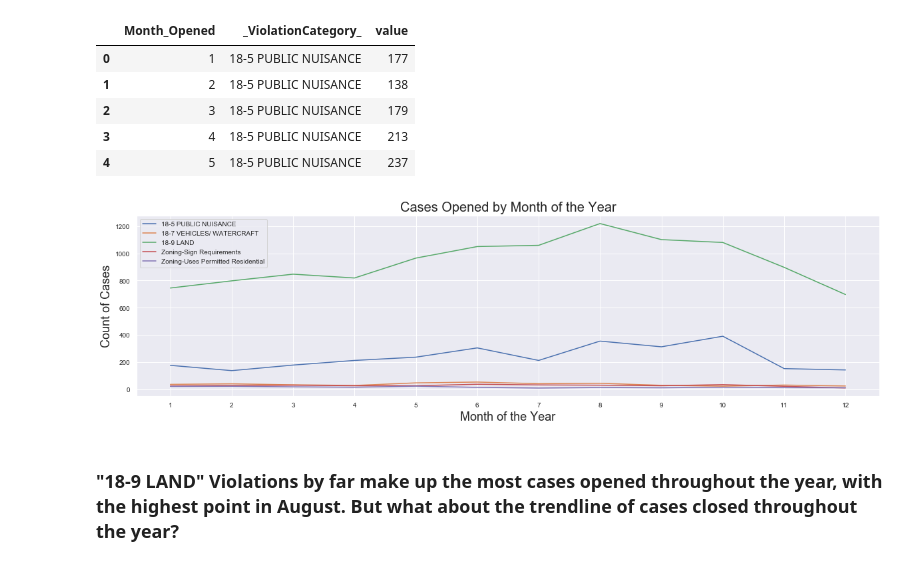
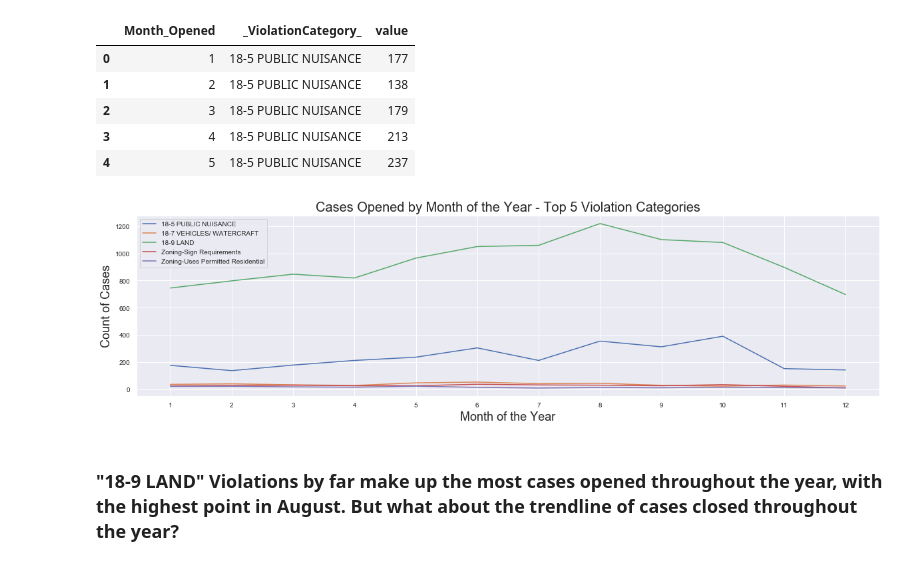
Before and after one commit to mrkjhsn/Planning-and-Development-Code-Violations-Scottsdale, a Jupyter notebook: Code_Violations_Annual_Trends.ipynb, the cells around one changed output. Cells and saved outputs as stored; diff of their text form; code cells hidden in the pictures.

```diff
--- a/Code_Violations_Annual_Trends.ipynb
+++ b/Code_Violations_Annual_Trends.ipynb
@@ -172,19 +173,20 @@ top_5_month_opened.head()
 # %%
 sns.set(rc={'figure.figsize':(20,5)})
 ax = sns.lineplot(x=top_5_month_opened.iloc[:,0], \
              y=top_5_month_opened.iloc[:,2], \
              hue=top_5_month_opened.iloc[:,1], \
              data=top_5_month_opened)
 
-plt.title("Cases Opened by Month of the Year",fontsize=20)
+plt.title("Cases Opened by Month of the Year - Top 5 Violation Categories",fontsize=20)
 plt.xlabel("Month of the Year",fontsize=18)
 plt.ylabel("Count of Cases",fontsize=18)
 plt.tick_params(labelsize=10)
 plt.legend(fontsize=10)
 
 ax.xaxis.set_major_locator(matplotlib.ticker.MultipleLocator())
+plt.savefig("visualizations/Cases Opened by Month of the Year - Top 5 Violation Categories.png")
 # %% [output]
-[figure, old version]
+[figure, new version]
 # %% [markdown]
 ### "18-9 LAND" Violations by far make up the most cases opened throughout the year, with the highest point in August.  But what about the trendline of cases closed throughout the year?
 # %%
```
Also changed, not shown: parts of 4 cells of this notebook.
